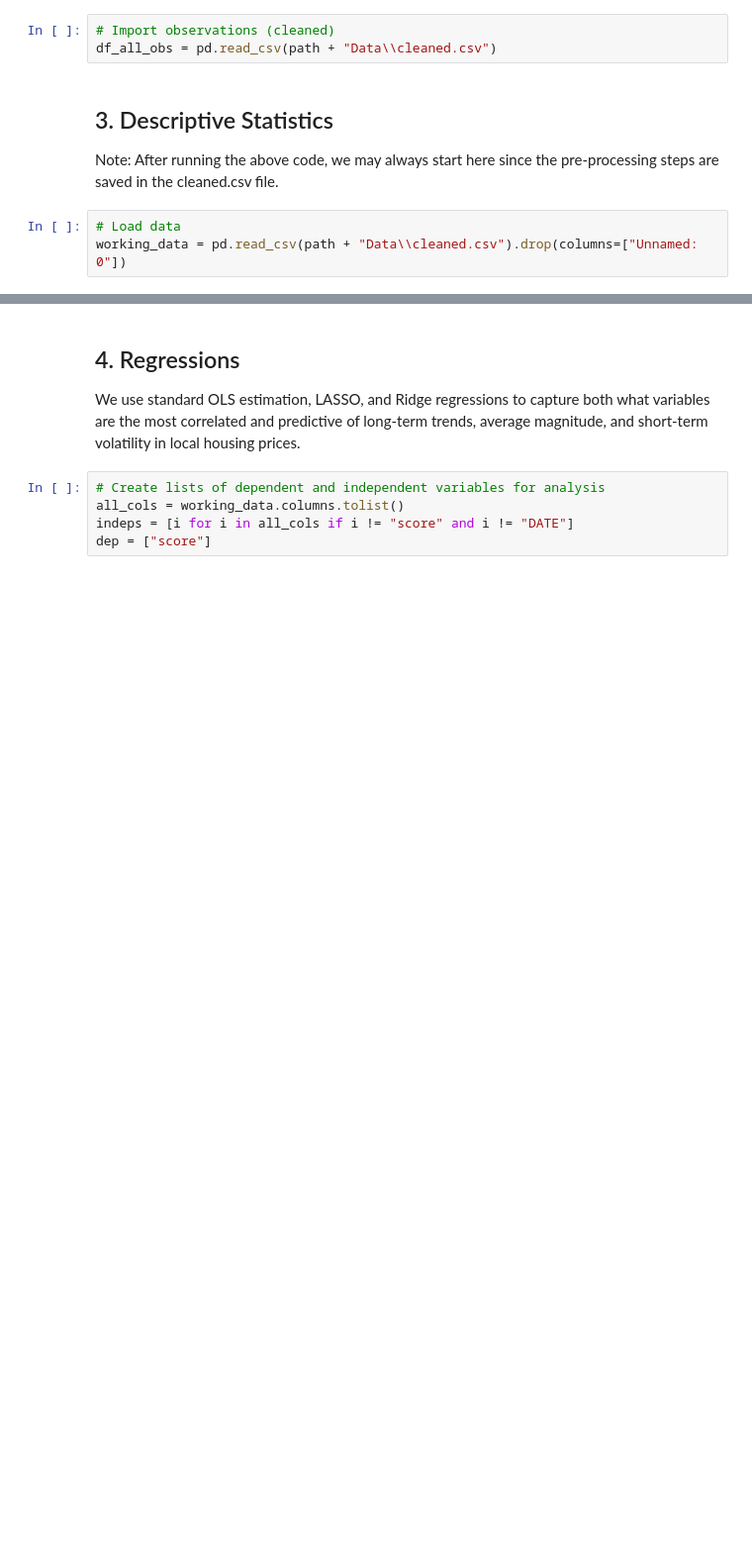
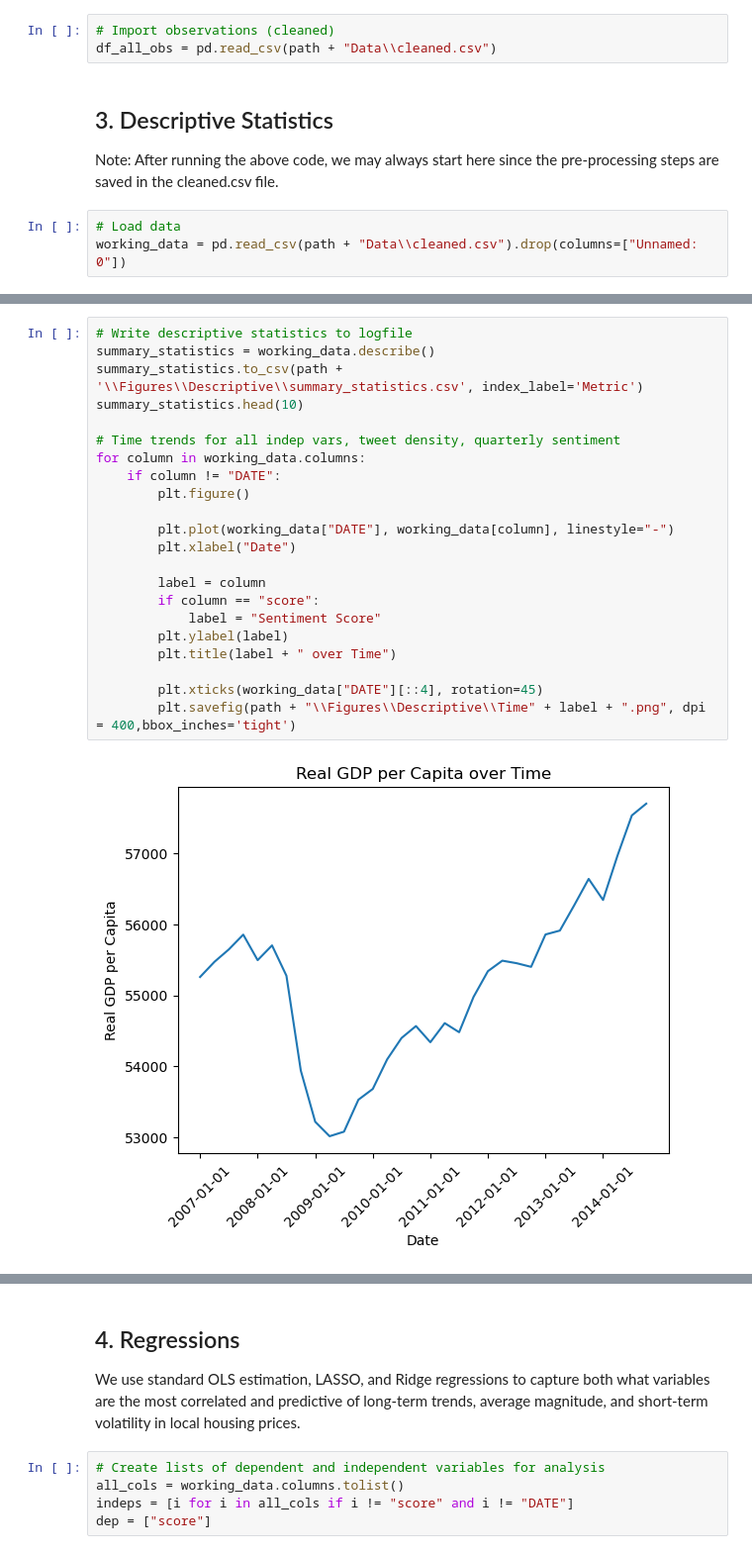
Before and after one commit to toogiii/SentimentWellbeing, a Jupyter notebook: Code/SentimentWellbeing.ipynb, the cells around one changed output, grey strips where cells are left out. Shown at 99% size. Drawn from its saved outputs; the diff is of its cells as text; blank space fills up the shorter version.

```diff
--- a/Code/SentimentWellbeing.ipynb
+++ b/Code/SentimentWellbeing.ipynb
@@ -184,0 +182,24 @@ summary_statistics.head()
+# %%
+# Write descriptive statistics to logfile
+summary_statistics = working_data.describe()
+summary_statistics.to_csv(path + '\\Figures\\Descriptive\\summary_statistics.csv', index_label='Metric')
+summary_statistics.head(10)
+
+# Time trends for all indep vars, tweet density, quarterly sentiment
+for column in working_data.columns:
+    if column != "DATE":
+        plt.figure()
+
+        plt.plot(working_data["DATE"], working_data[column], linestyle="-")
+        plt.xlabel("Date")
+
+        label = column
+        if column == "score":
+            label = "Sentiment Score"
+        plt.ylabel(label)
+        plt.title(label + " over Time")
+
+        plt.xticks(working_data["DATE"][::4], rotation=45)
+        plt.savefig(path + "\\Figures\\Descriptive\\Time" + label + ".png", dpi = 400,bbox_inches='tight')
+# %% [output]
+[figure, added]
```
Also changed, not shown: parts of 10 cells of this notebook, 10 other files.
